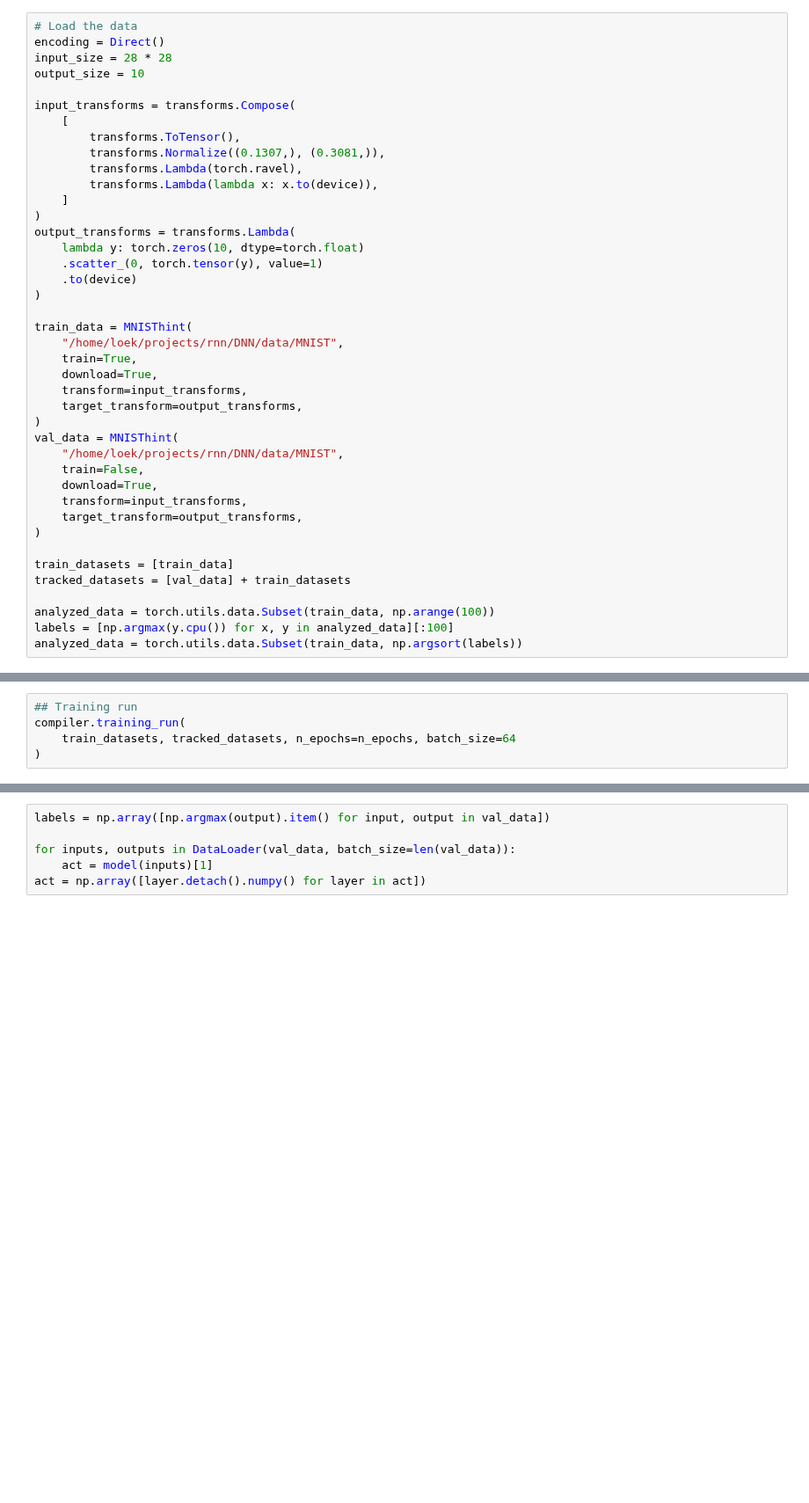
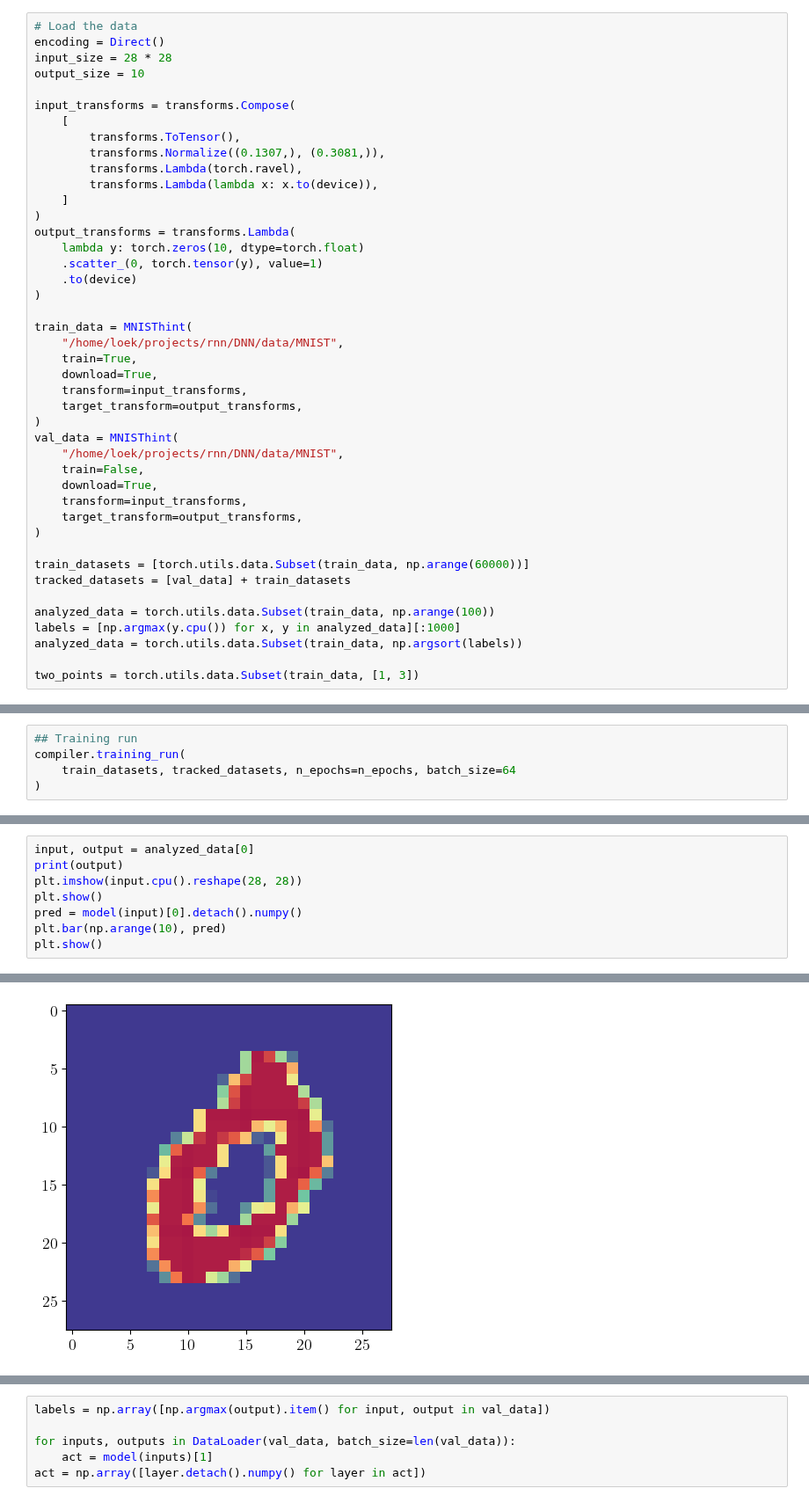
Before and after one commit to loekvanrossem/rnn_structure, a Jupyter notebook: DNN/mnist.ipynb, the cells around one changed output, grey strips where cells are left out. Shown at 88% size. Drawn from its saved outputs; the diff is of its cells as text; blank space fills up the shorter version.

```diff
--- a/DNN/mnist.ipynb
+++ b/DNN/mnist.ipynb
@@ -111,9 +114,11 @@ val_data = MNISThint(
     target_transform=output_transforms,
 )
 
-train_datasets = [train_data]
+train_datasets = [torch.utils.data.Subset(train_data, np.arange(60000))]
 tracked_datasets = [val_data] + train_datasets
 
 analyzed_data = torch.utils.data.Subset(train_data, np.arange(100))
-labels = [np.argmax(y.cpu()) for x, y in analyzed_data][:100]
+labels = [np.argmax(y.cpu()) for x, y in analyzed_data][:1000]
 analyzed_data = torch.utils.data.Subset(train_data, np.argsort(labels))
+
+two_points = torch.utils.data.Subset(train_data, [1, 3])
@@ -199,0 +376,9 @@ IndexError: list index out of range
+# %%
+input, output = analyzed_data[0]
+print(output)
+plt.imshow(input.cpu().reshape(28, 28))
+plt.show()
+pred = model(input)[0].detach().numpy()
+plt.bar(np.arange(10), pred)
+plt.show()
+# %% [output]
@@ -199,0 +386 @@ IndexError: list index out of range
+[figure, added]
```
Also changed, not shown: parts of 24 cells of this notebook, 24 other files.
